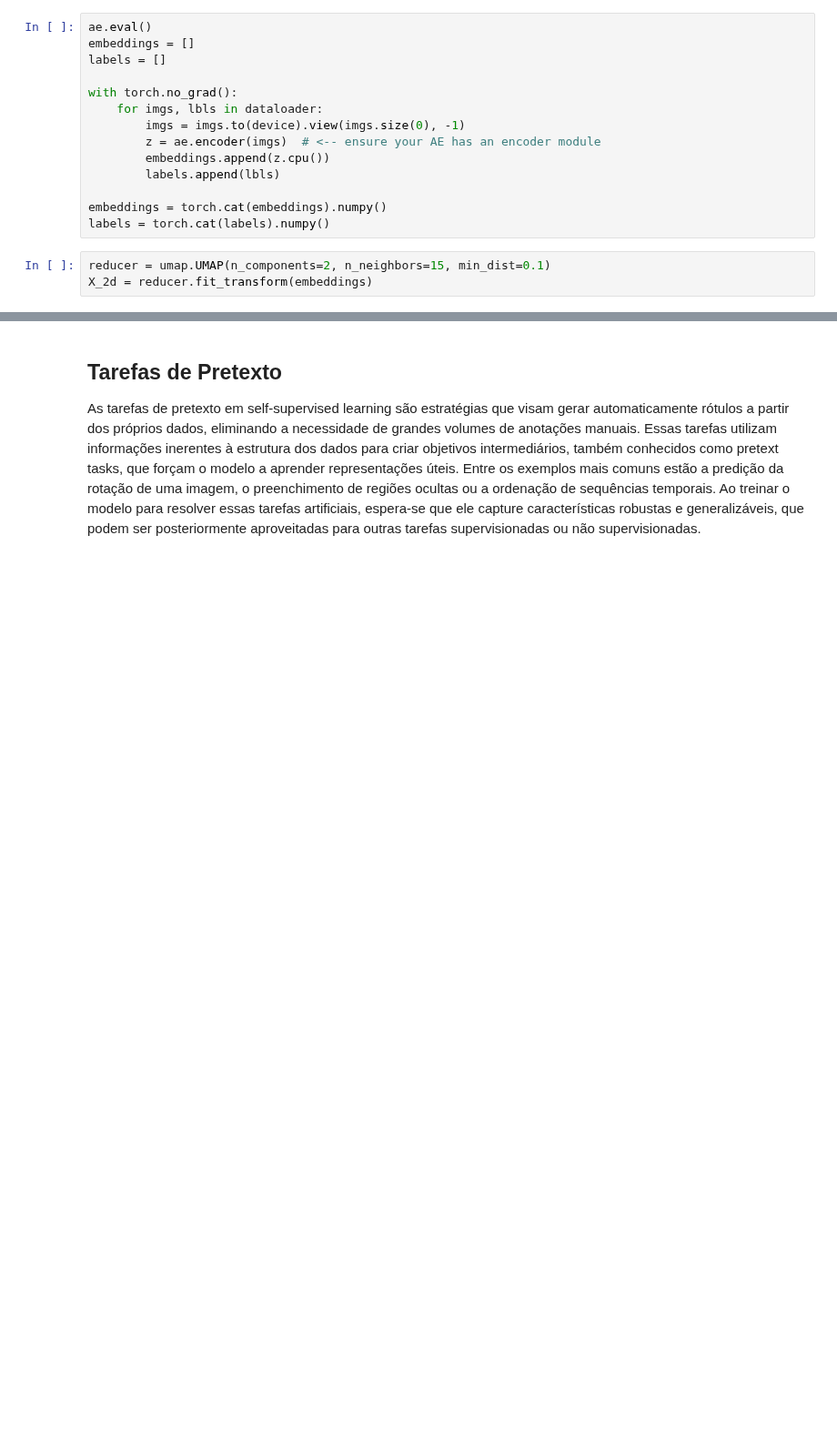
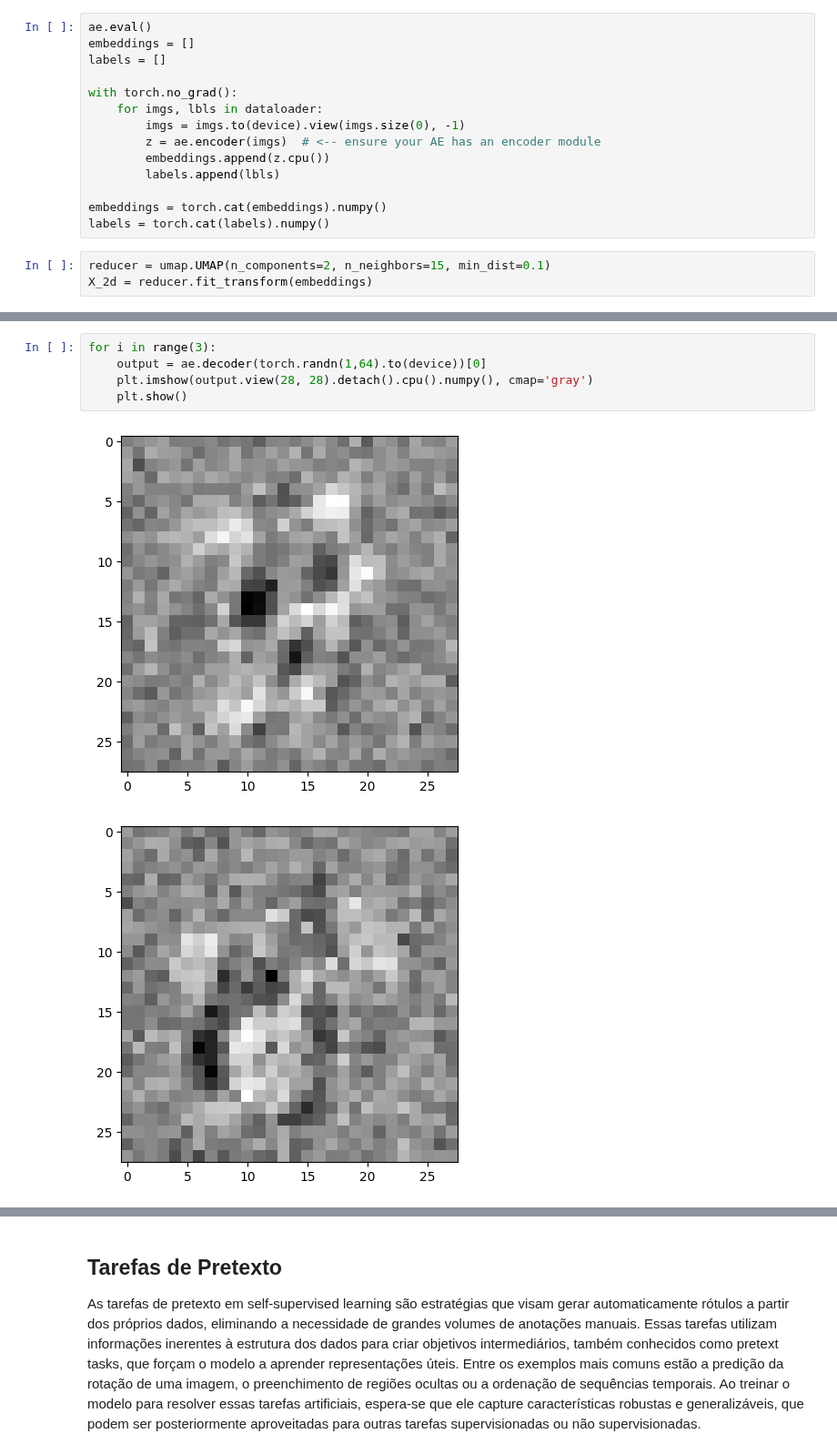
Before and after one commit to vhrique/anne_ptbr, a Jupyter notebook: 05b_Aprendizagem_Auto_Supervisionado.ipynb, the cells around one changed output, grey strips where cells are left out. Shown at 91% size. Cells and saved outputs as stored; diff of their text form; blank space fills up the shorter version.

```diff
--- a/05b_Aprendizagem_Auto_Supervisionado.ipynb
+++ b/05b_Aprendizagem_Auto_Supervisionado.ipynb
@@ -164,0 +165,8 @@ plt.show()
+# %%
+for i in range(3):
+    output = ae.decoder(torch.randn(1,64).to(device))[0]
+    plt.imshow(output.view(28, 28).detach().cpu().numpy(), cmap='gray')
+    plt.show()
+# %% [output]
+[figure, added]
+[figure, added]
```
Also changed, not shown: parts of 4 cells of this notebook.
